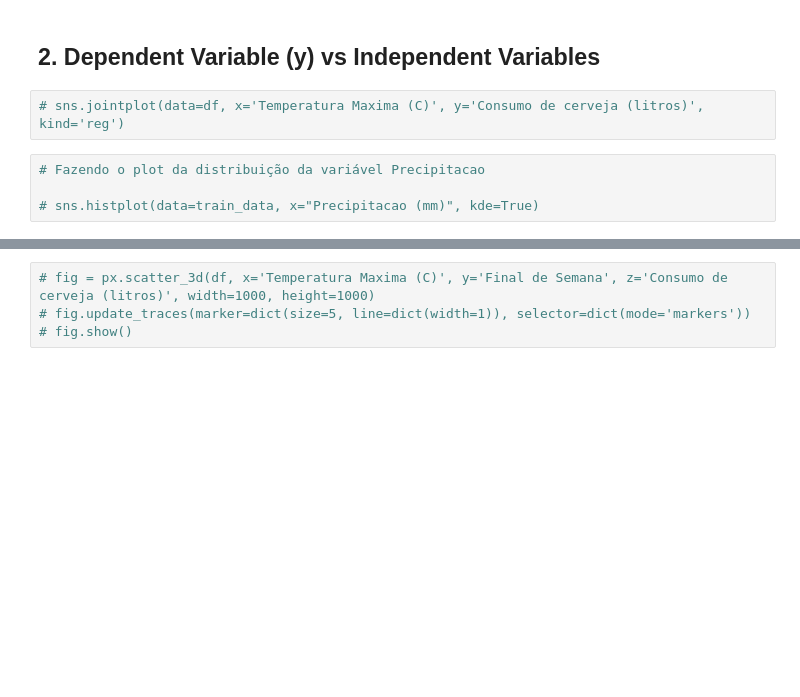
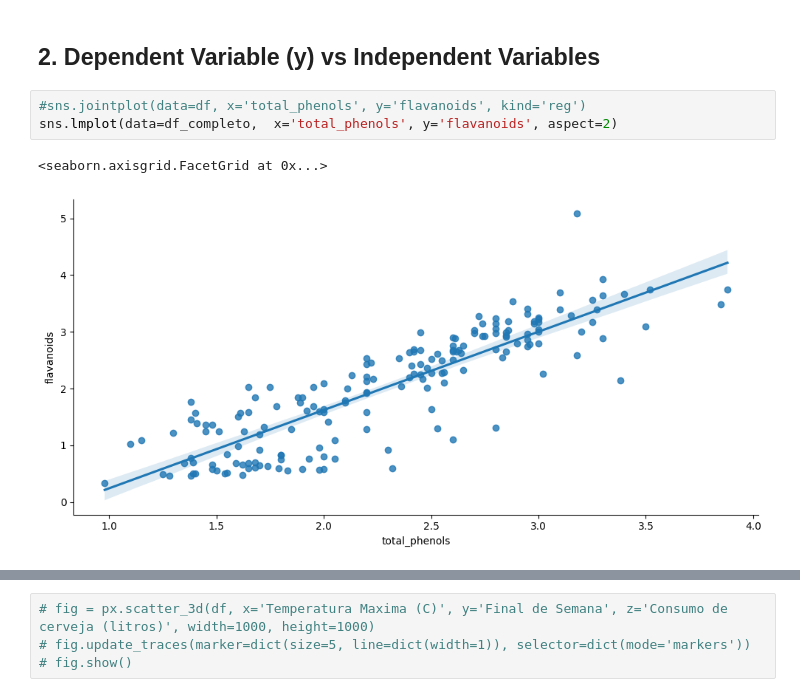
Before and after one commit to evandrocf4/ifsp, a Jupyter notebook: projeto_interdisciplinar_1/projeto/projeto_interdisciplinar_1 - Evandro.ipynb, the cells around one changed output, grey strips where cells are left out. Drawn from its saved outputs; the diff is of its cells as text; blank space fills up the shorter version.

```diff
--- a/projeto_interdisciplinar_1/projeto/projeto_interdisciplinar_1 - Evandro.ipynb
+++ b/projeto_interdisciplinar_1/projeto/projeto_interdisciplinar_1 - Evandro.ipynb
@@ -162,8 +157,8 @@ train_data.describe()
 # %% [markdown]
 ## 2. Dependent Variable (y) vs Independent Variables
 # %%
-# sns.jointplot(data=df, x='Temperatura Maxima (C)', y='Consumo de cerveja (litros)', kind='reg')
+#sns.jointplot(data=df, x='total_phenols', y='flavanoids', kind='reg')
+sns.lmplot(data=df_completo,  x='total_phenols', y='flavanoids', aspect=2)
+# %% [output]
+<seaborn.axisgrid.FacetGrid at 0x...>
+[figure, added]
-# %%
-# Fazendo o plot da distribuição da variável Precipitacao
-
-# sns.histplot(data=train_data, x="Precipitacao (mm)", kde=True)
```
Also changed, not shown: parts of 6 cells of this notebook, 2 other files.
